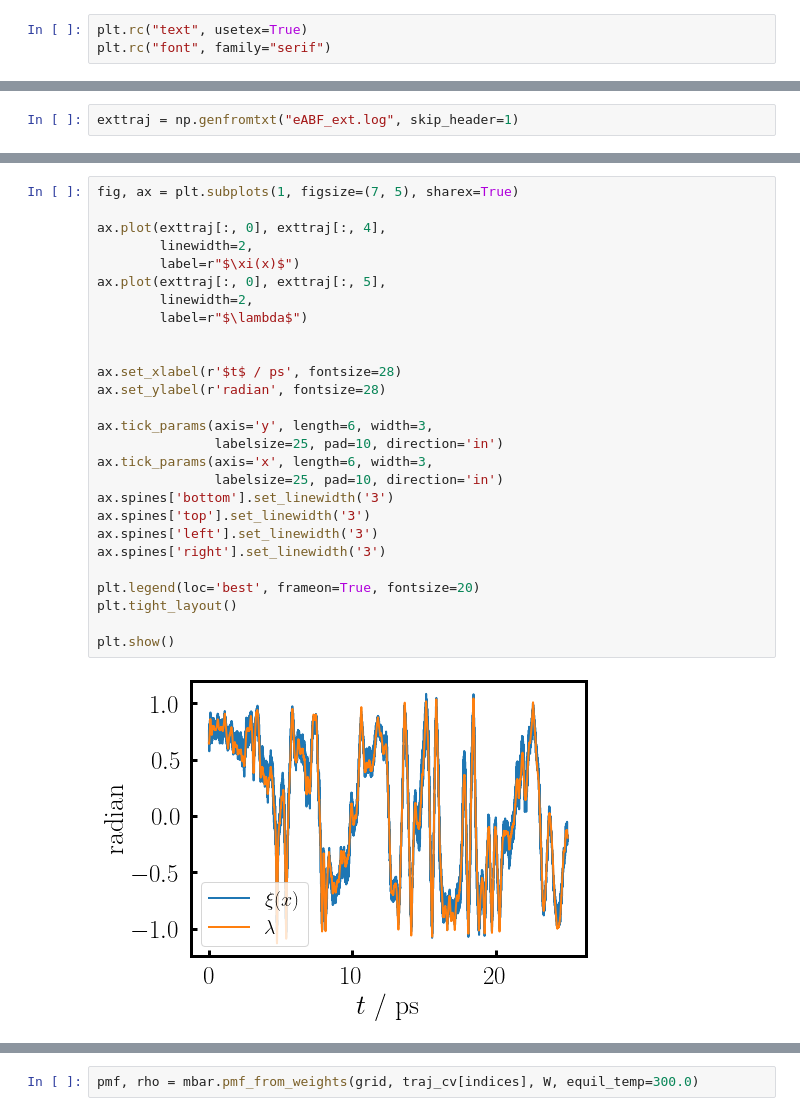
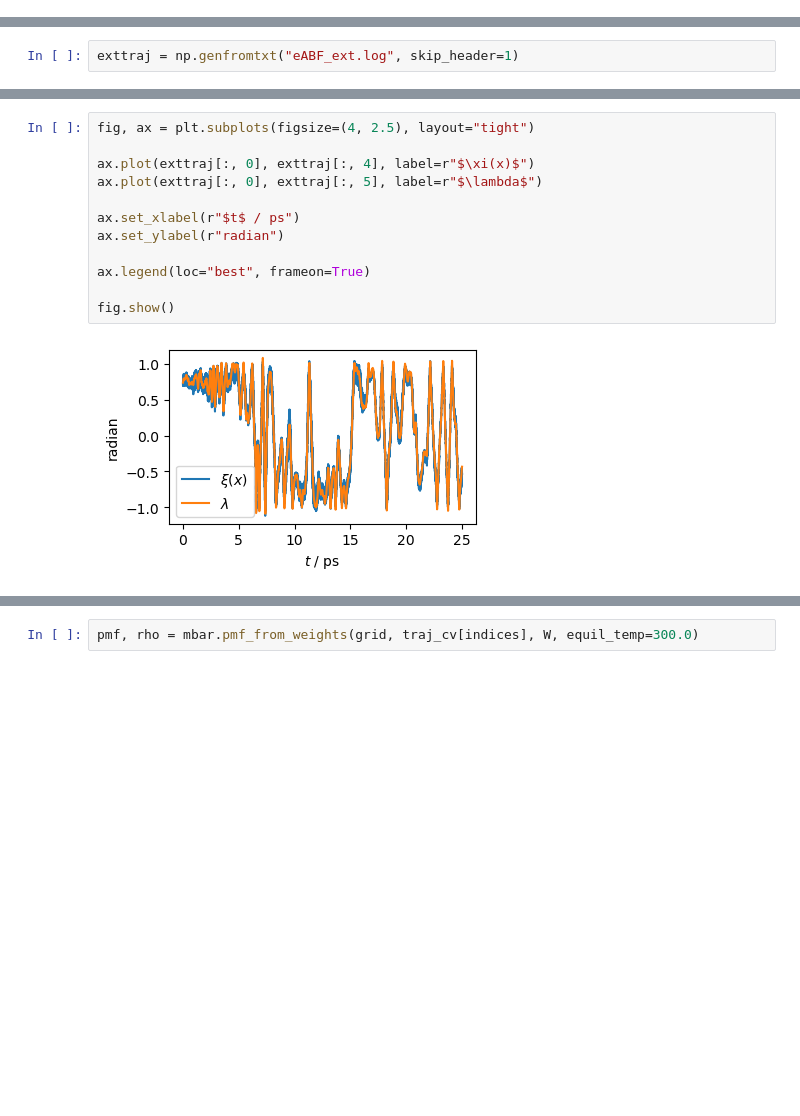
Before and after one commit to learningmatter-mit/NeuralForceField, a Jupyter notebook: tutorials/17_eABF_and_WTMeABF.ipynb, the cells around one changed output, grey strips where cells are left out. Saved outputs shown, nothing was run; the diff lists cells and outputs as text; blank space fills up the shorter version.

```diff
--- a/tutorials/17_eABF_and_WTMeABF.ipynb
+++ b/tutorials/17_eABF_and_WTMeABF.ipynb
@@ -43,6 +30,3 @@ from adaptive_sampling import units
-# %%
-plt.rc("text", usetex=True)
-plt.rc("font", family="serif")
 # %% [markdown]
 ### Loading the starting structure
 # %%
@@ -128,32 +111,17 @@ Time[ps]     Epot_biased[eV]   Epot_nobias[eV]   AbsGradPot          CV       La
 # %%
-fig, ax = plt.subplots(1, figsize=(7, 5), sharex=True)
+fig, ax = plt.subplots(figsize=(4, 2.5), layout="tight")
 
-ax.plot(exttraj[:, 0], exttraj[:, 4],
-        linewidth=2,
-        label=r"$\xi(x)$")
-ax.plot(exttraj[:, 0], exttraj[:, 5],
-        linewidth=2,
-        label=r"$\lambda$")
+ax.plot(exttraj[:, 0], exttraj[:, 4], label=r"$\xi(x)$")
+ax.plot(exttraj[:, 0], exttraj[:, 5], label=r"$\lambda$")
 
+ax.set_xlabel(r"$t$ / ps")
+ax.set_ylabel(r"radian")
 
-ax.set_xlabel(r'$t$ / ps', fontsize=28)
-ax.set_ylabel(r'radian', fontsize=28)
+ax.legend(loc="best", frameon=True)
 
-ax.tick_params(axis='y', length=6, width=3,
-               labelsize=25, pad=10, direction='in')
-ax.tick_params(axis='x', length=6, width=3,
-               labelsize=25, pad=10, direction='in')
-ax.spines['bottom'].set_linewidth('3')
-ax.spines['top'].set_linewidth('3')
-ax.spines['left'].set_linewidth('3')
-ax.spines['right'].set_linewidth('3')
-
-plt.legend(loc='best', frameon=True, fontsize=20)
-plt.tight_layout()
-
-plt.show()
+fig.show()
 # %% [output]
-[figure, old version]
+[figure, new version]
 # %%
 # coupling width of the eABF simulation,
 # do not change this! this is the value from the simulation
```
Also changed, not shown: parts of 19 cells of this notebook, 1 other file.
